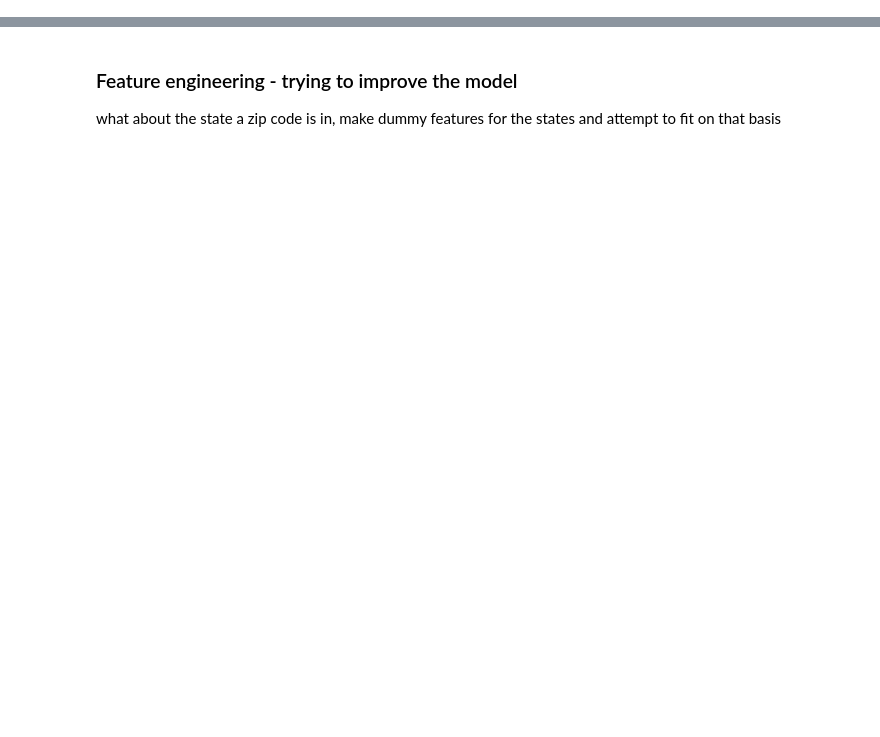
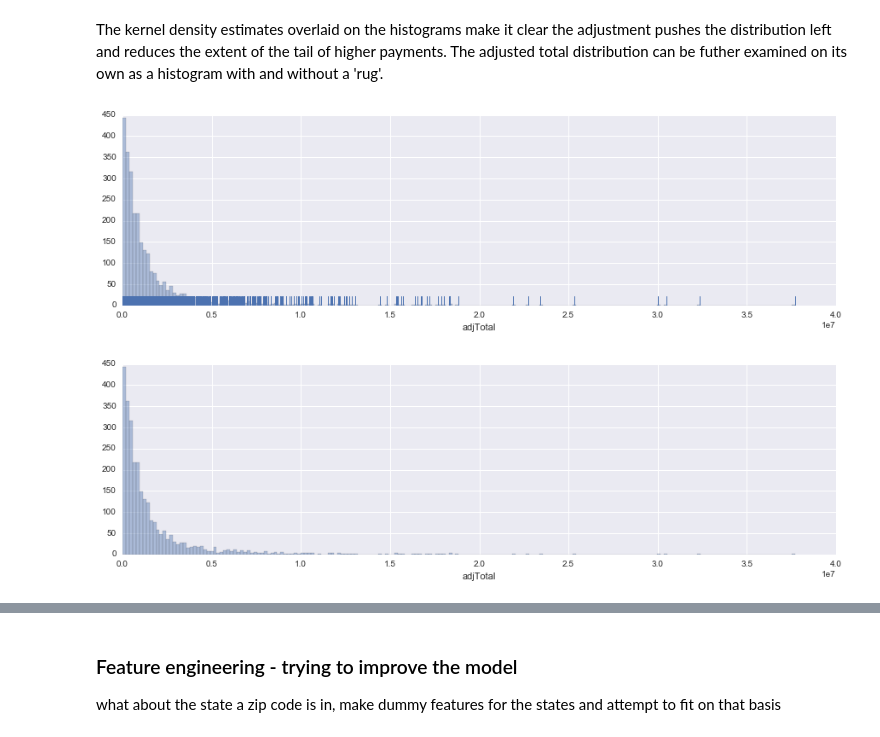
Before and after one commit to ilmcconnell/DS-SEA-3-Project-ILM, a Jupyter notebook: FinalPaperILM.ipynb, the cells around one changed output, grey strips where cells are left out. Drawn from its saved outputs; the diff is of its cells as text; code cells hidden in the pictures; blank space fills up the shorter version.

```diff
--- a/FinalPaperILM.ipynb
+++ b/FinalPaperILM.ipynb
@@ -331,0 +376,11 @@ attempt some feature engineering - go in a different dirrection from census data
+# %% [markdown]
+The kernel density estimates overlaid on the histograms make it clear the adjustment pushes the distribution left and reduces the extent of the tail of higher payments. The adjusted total distribution can be futher examined on its own as a histogram with and without a 'rug'.
+# %%
+sns.set(rc={"figure.figsize": (15, 4)})
+sns.distplot(adjTotalByZIP, bins=200, kde=False, rug=True)
+plt.show();
+sns.distplot(adjTotalByZIP, bins=200, kde=False, rug=False)
+plt.show();
+# %% [output]
+[figure, added]
+[figure, added]
```
Also changed, not shown: parts of 76 cells of this notebook, 1 other file.
